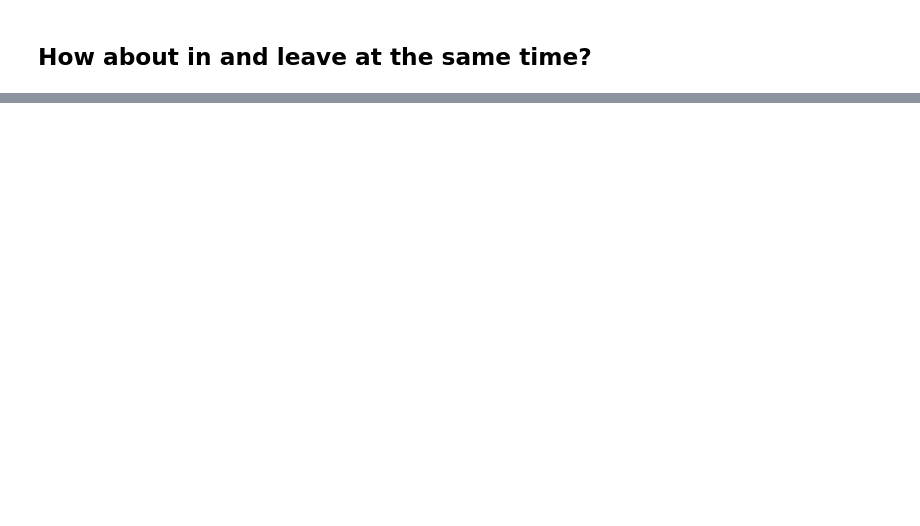
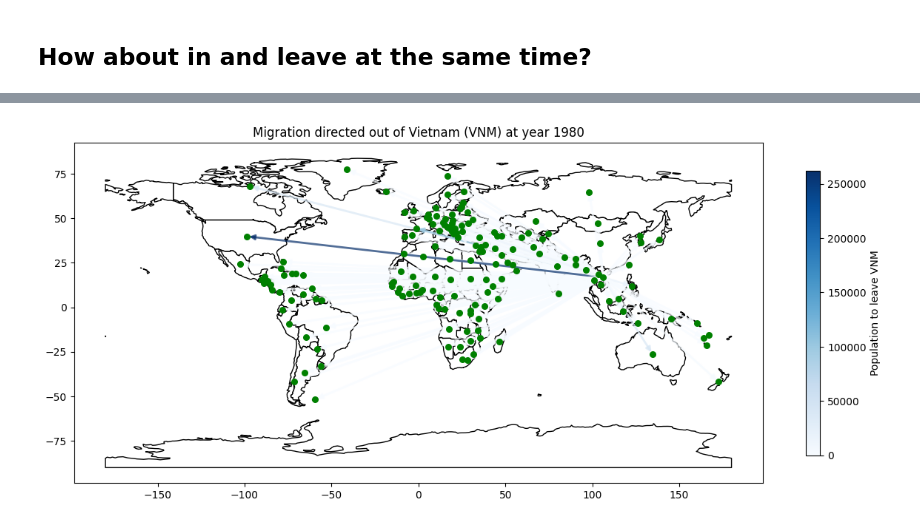
Before and after one commit to moonish1211/human_migration, a Jupyter notebook: visualization.ipynb, the cells around one changed output, grey strips where cells are left out. Saved outputs shown, nothing was run; the diff lists cells and outputs as text; code cells hidden in the pictures; blank space fills up the shorter version.

```diff
--- a/visualization.ipynb
+++ b/visualization.ipynb
@@ -861,0 +734,4 @@ plt.show()
+# %%
+visualize_map_directed_leave(both_gender_bothway, 'VNM', 'Vietnam', '1980_leave')
+# %% [output]
+[figure, added]
```
Also changed, not shown: parts of 10 cells of this notebook.
